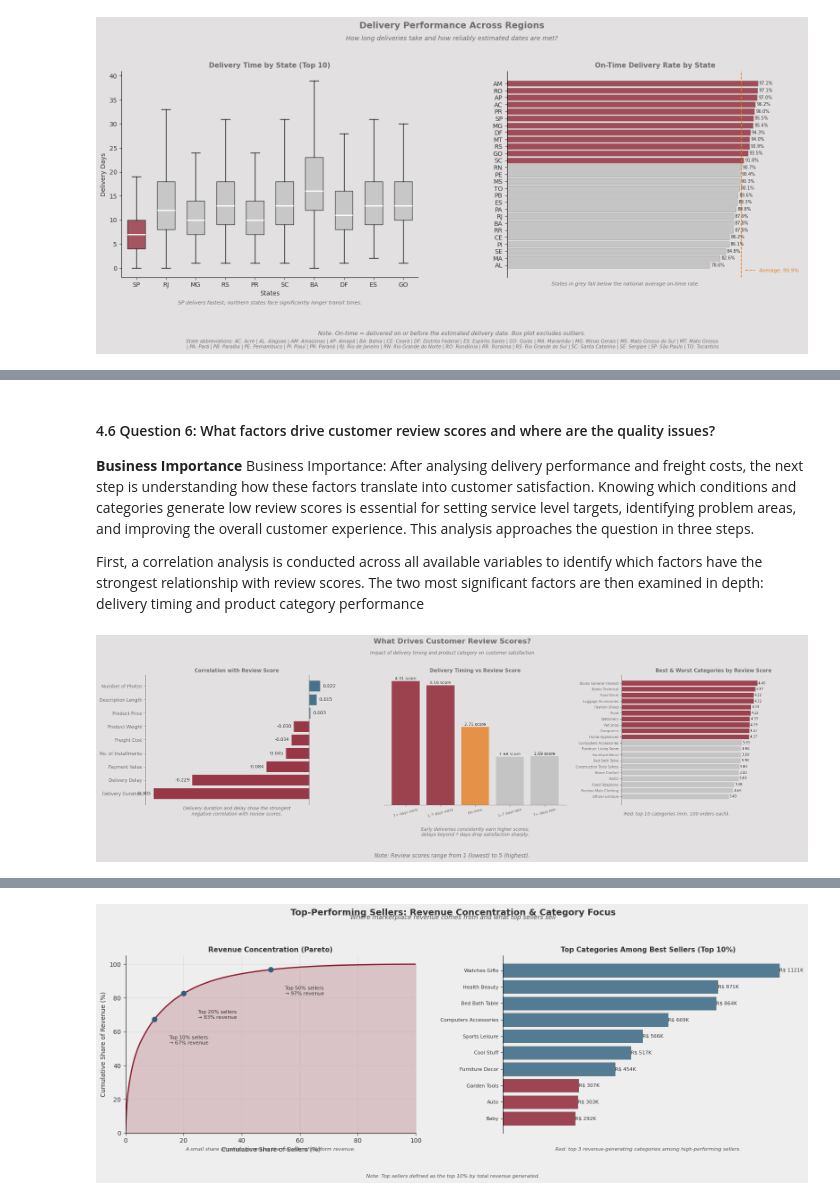
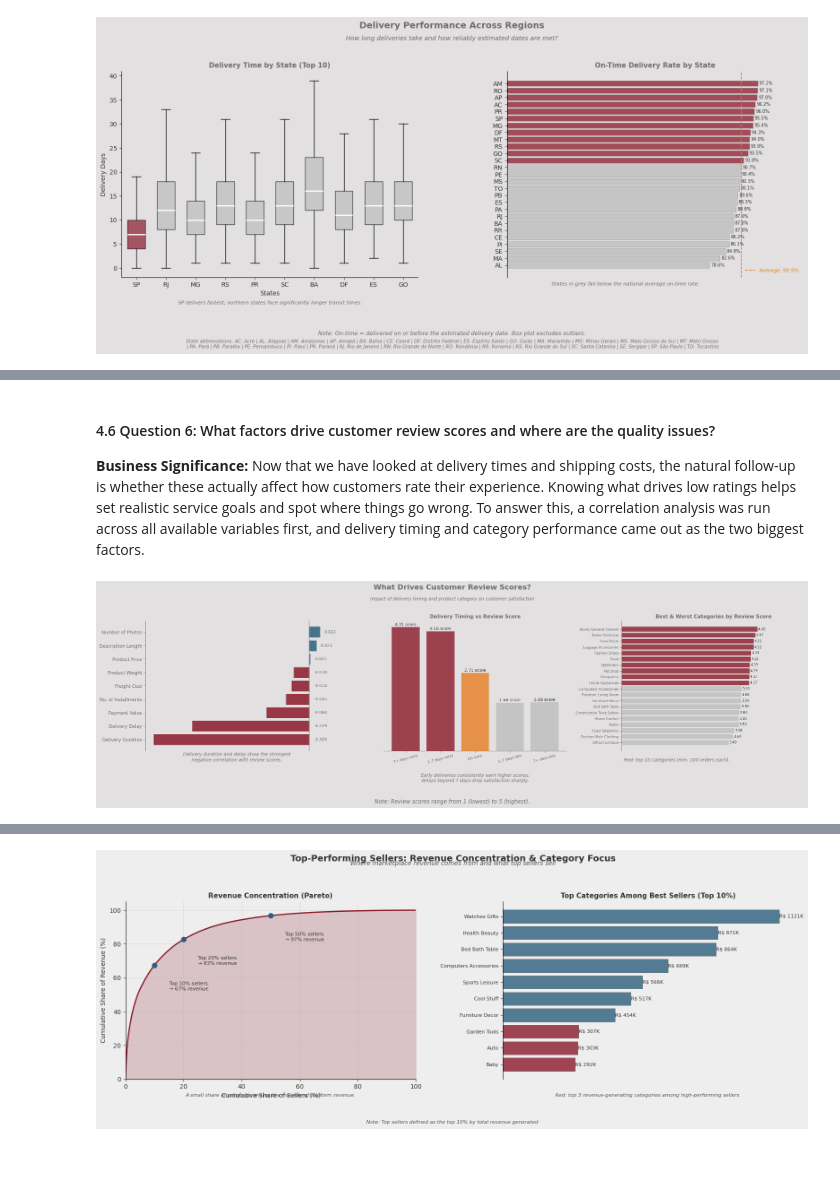
Before and after one commit to celinehacioglu/E-Commerce-Market-Analysis, a Jupyter notebook: analysis.ipynb, the cells around one changed output, grey strips where cells are left out. Drawn from its saved outputs; the diff is of its cells as text; code cells hidden in the pictures; blank space fills up the shorter version.

```diff
--- a/analysis.ipynb
+++ b/analysis.ipynb
@@ -810,10 +813,8 @@ In conclusion, setting the free shipping threshold within the 100 to 150 Brazili
 # %% [markdown]
 #### 4.6 Question 6: What factors drive customer review scores and where are the quality issues?
 
-**Business Importance** Business Importance: After analysing delivery performance and freight costs, the next step is understanding how these factors translate into customer satisfaction. Knowing which conditions and categories generate low review scores is essential for setting service level targets, identifying problem areas, and improving the overall customer experience.
-This analysis approaches the question in three steps.
-
-First, a correlation analysis is conducted across all available variables to identify which factors have the strongest relationship with review scores. The two most significant factors are then examined in depth: delivery timing and product category performance
+**Business Significance:**
+Now that we have looked at delivery times and shipping costs, the natural follow-up is whether these actually affect how customers rate their experience. Knowing what drives low ratings helps set realistic service goals and spot where things go wrong. To answer this, a correlation analysis was run across all available variables first, and delivery timing and category performance came out as the two biggest factors.
 # %%
 
 analysis = order_items.merge(products, on='product_id') \
@@ -872,8 +873,10 @@ correlation_review.barh(corr_renamed.index, corr_renamed.values,
          color=['#8B1A2B' if v < 0 else '#2C5F7C' for v in corr_renamed.values], alpha=0.85)
 correlation_review.axvline(0, color='#6D6B6B', linewidth=0.8)
 for i, val in enumerate(corr_renamed.values):
-    correlation_review.text(val + (-0.005 if val < 0 else 0.005), i, f'{val:.3f}', va='center', fontsize=10, ha='right' if val < 0 else 'left')
-correlation_review.set_title('Correlation with Review Score', fontsize=11, fontweight='bold', color='#6D6B6B')
+    if val < 0:
+        correlation_review.text(0.01, i, f'{val:.3f}', va='center', fontsize=9, ha='left', color='#6D6B6B')
+    else:
+        correlation_review.text(val + 0.008, i, f'{val:.3f}', va='center', fontsize=9, ha='left', color='#6D6B6B')
 correlation_review.spines[['top', 'right', 'bottom']].set_visible(False)
 correlation_review.set_xticks([])
 correlation_review.text(0.5, -0.08, 'Delivery duration and delay show the strongest\nnegative correlation with review scores.',
@@ -893,32 +896,32 @@ timing_score.text(0.5, -0.24, 'Early deliveries consistently earn higher scores;
          transform=timing_score.transAxes, ha='center', fontsize=10, fontstyle='italic', color='#6D6B6B')
 
 
 categories_review.barh(range(len(combined)), combined['mean'].values,
          color=['#BDBDBD'] * 10 + ['#8B1A2B'] * 10, alpha=0.8)
 categories_review.set_yticks(range(len(combined)))
 categories_review.set_yticklabels([c.replace('_', ' ').title() for c in combined.index], fontsize=7.5)
 for i, val in enumerate(combined['mean'].values):
     categories_review.text(val + 0.02, i, f'{val:.2f}', va='center', fontsize=7.5)
 categories_review.set_xlim(0, 6)
 categories_review.set_title('Best & Worst Categories by Review Score', fontsize=11, fontweight='bold', color='#6D6B6B')
 categories_review.spines[['top', 'right', 'bottom']].set_visible(False)
 categories_review.set_xticks([])
 categories_review.text(0.3, -0.08, 'Red: top 10 categories (min. 100 orders each).',
          transform=categories_review.transAxes, ha='center', fontsize=10, fontstyle='italic', color='#6D6B6B')
 
 fig.text(0.5, 0.02, 'Note: Review scores range from 1 (lowest) to 5 (highest).',
          ha='center', fontsize=12, fontstyle='italic', color='#6D6B6B')
 
 for ax in [correlation_review, timing_score, categories_review]:
     ax.tick_params(colors='#6D6B6B')
     ax.xaxis.label.set_color('#6D6B6B')
     ax.yaxis.label.set_color('#6D6B6B')
     for spine in ax.spines.values():
         spine.set_color('#6D6B6B')
 
 plt.tight_layout(rect=[0, 0.04, 1, 0.92])
 plt.subplots_adjust(wspace=0.3)
 plt.show()
 # %% [output]
-[figure, old version]
+[figure, new version]
 # %% [markdown]
```
Also changed, not shown: parts of 23 cells of this notebook.
